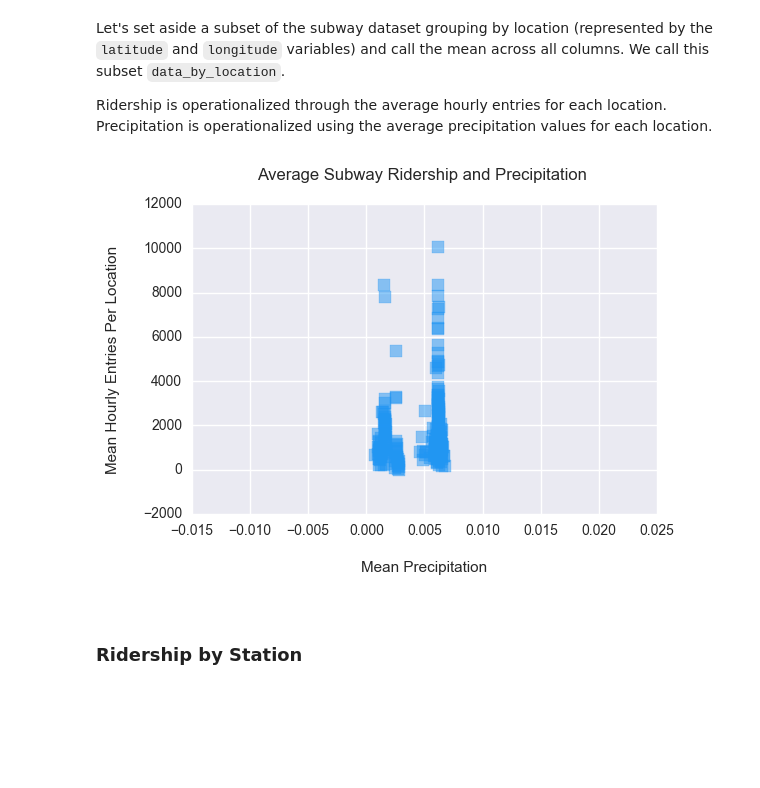
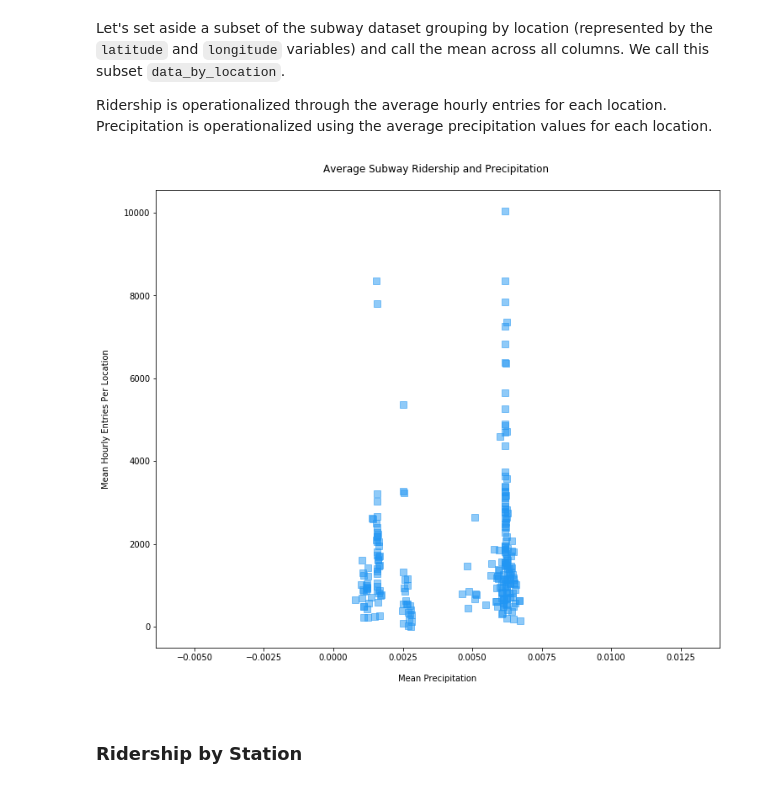
Before and after one commit to mugofjoe/explore-select-gapminder-data, a Jupyter notebook: Gapminder2D/Gapminder2D/Plotting DataFrames Subway Data.ipynb, the cells around one changed output. Saved outputs shown, nothing was run; the diff lists cells and outputs as text; code cells hidden in the pictures; blank space fills up the shorter version.

```diff
--- a/Gapminder2D/Gapminder2D/Plotting DataFrames Subway Data.ipynb
+++ b/Gapminder2D/Gapminder2D/Plotting DataFrames Subway Data.ipynb
@@ -199,20 +203,24 @@ Let's set aside a subset of the subway dataset grouping by location (represented
 
 Ridership is operationalized through the average hourly entries for each location. Precipitation is operationalized using the average precipitation values for each location.
 # %%
+plt.close()
 %matplotlib inline
+import matplotlib.pyplot as plt
 import numpy as np
+import seaborn as sns
+plt.figure(figsize=(12,10))
 
 data_by_location = subway_df.groupby(['latitude','longitude'], as_index=False).mean()
 precipi_x = data_by_location['precipi']
 ridership_y = data_by_location['ENTRIESn_hourly']
 
 plt.xlabel('\nMean Precipitation\n')
 plt.ylabel('Mean Hourly Entries Per Location\n')
 plt.title('Average Subway Ridership and Precipitation \n')
 plt.scatter(precipi_x, ridership_y, c='#2196f3', alpha=0.5, s=70, marker="s", edgecolors='face')
 print(crlf)
 # %% [output]
-[figure, old version]
+[figure, new version]
 # %% [markdown]
 ### Ridership by Station
 # %%
```
Also changed, not shown: parts of 8 cells of this notebook, 2 other files.
